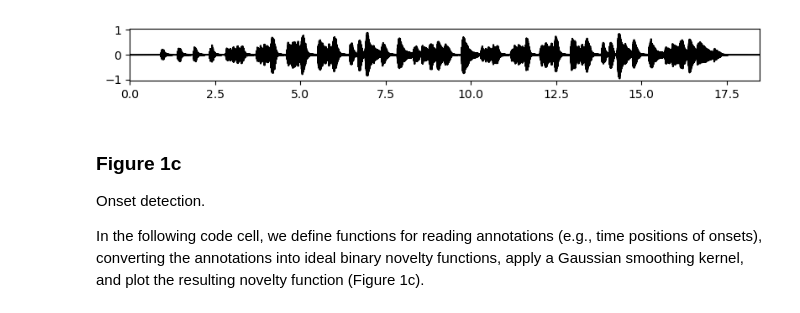
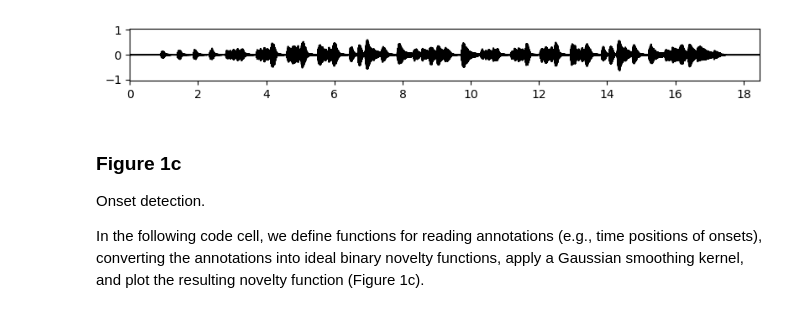
Before and after one commit to groupmm/edu_novfct, a Jupyter notebook: Figure01.ipynb, the cells around one changed output. Cells and saved outputs as stored; diff of their text form; code cells hidden in the pictures.

```diff
--- a/Figure01.ipynb
+++ b/Figure01.ipynb
@@ -24,52 +31,42 @@ In the following code cell, we do the following:
 * Set the configurations for the figures.
 * Plot the waveform of the audio excerpt (Figure 1b).
 # %%
-import os, sys
+import os
 import numpy as np
-# from numba import jit
 import librosa
-from scipy import signal
 from matplotlib import pyplot as plt
-import IPython.display as ipd
 from scipy.ndimage import gaussian_filter1d
 import pandas as pd
-import math
-from sklearn.preprocessing import MinMaxScaler
-import warnings
-warnings.filterwarnings('ignore')
 import libfmp.b
-import libfmp.c2
-import libfmp.c6
 
 %matplotlib inline
 
-### load audio wav and adjust amplitude
+### load audio wav
 fn_wav = os.path.join('./data/example_Burgmueller_audio.wav')
-Fs = 22050
 x, Fs = librosa.load(fn_wav)
 x_duration = len(x)/Fs
-x = x*1.5
 
 ### Settings for figures
 export = False
 figsize=(8.0,1.2)
 figsize_wav=(8.1,1.2)
 dpi = 100
 plot_xlim = [0, x_duration]
 plot_ylim_wav = [-1.05, 1.05]
 plot_ylim = [0, 1.1]
 
 ### Figure01b
 libfmp.b.plot_signal(x, Fs, color='k', dpi=dpi, figsize=figsize_wav, xlabel='')
 plt.xlim(plot_xlim)
 plt.ylim(plot_ylim_wav)
+plt.xticks(np.arange(0, x_duration, 2), np.arange(0, x_duration, 2, dtype = int))
 plt.tight_layout()
 
 output_path = os.path.join('./export/Figure01b.png')
 if export==True:
     plt.savefig(output_path)
 # %% [output]
-[figure, old version]
+[figure, new version]
 # %% [markdown]
 ### Figure 1c
 
```
Also changed, not shown: parts of 8 cells of this notebook, 13 other files.
